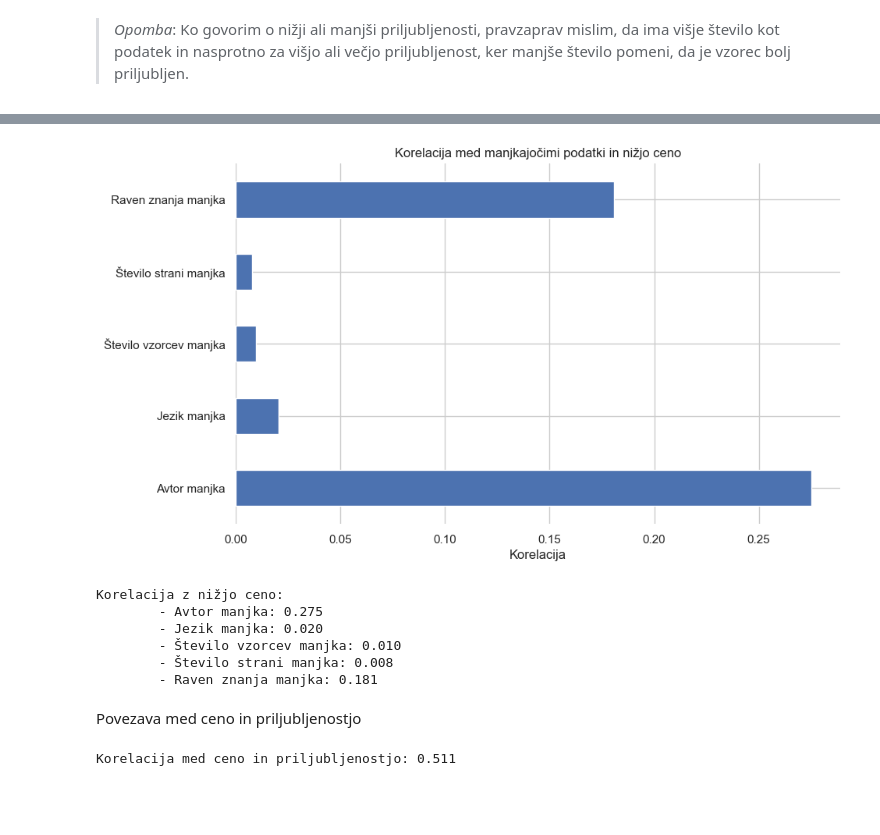
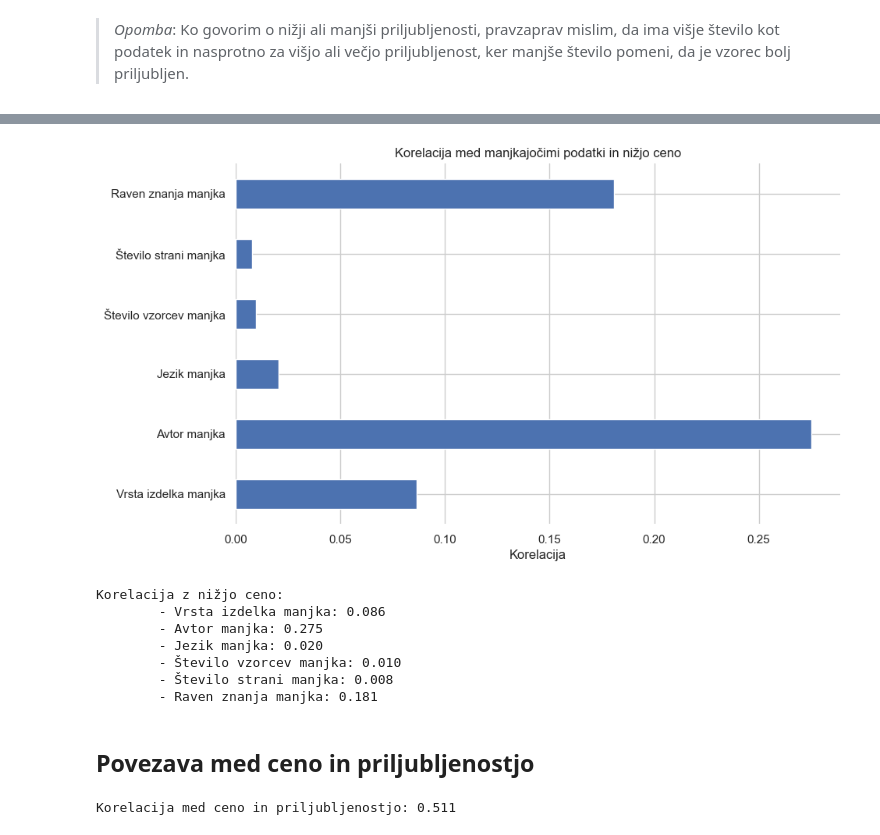
Before and after one commit to kanisaja/uvp-projektna-naloga, a Jupyter notebook: splosna_analiza/splosna_analiza.ipynb, the cells around one changed output, grey strips where cells are left out. Saved outputs shown, nothing was run; the diff lists cells and outputs as text; code cells hidden in the pictures; blank space fills up the shorter version.

```diff
--- a/splosna_analiza/splosna_analiza.ipynb
+++ b/splosna_analiza/splosna_analiza.ipynb
@@ -40,17 +43,18 @@ Korelacija z nižjo priljubljenostjo:
         - Število strani manjka: 0.053
         - Raven znanja manjka: 0.168
 # %%
-korelacija_manjkanja_in_nizje_('Cena [£]', 'ceno', -1)
+korelacija_manjkanja_in_nizje_('Cena [£]')
 # %% [output]
-[figure, old version]
+[figure, new version]
 Korelacija z nižjo ceno:
+        - Vrsta izdelka manjka: 0.086
         - Avtor manjka: 0.275
         - Jezik manjka: 0.020
         - Število vzorcev manjka: 0.010
         - Število strani manjka: 0.008
         - Raven znanja manjka: 0.181
 # %% [markdown]
-Povezava med ceno in priljubljenostjo
+## Povezava med ceno in priljubljenostjo
 # %%
 korelacija_cena_priljubljenost()
 # %% [output]
```
Also changed, not shown: parts of 28 cells of this notebook, 1 other file.
